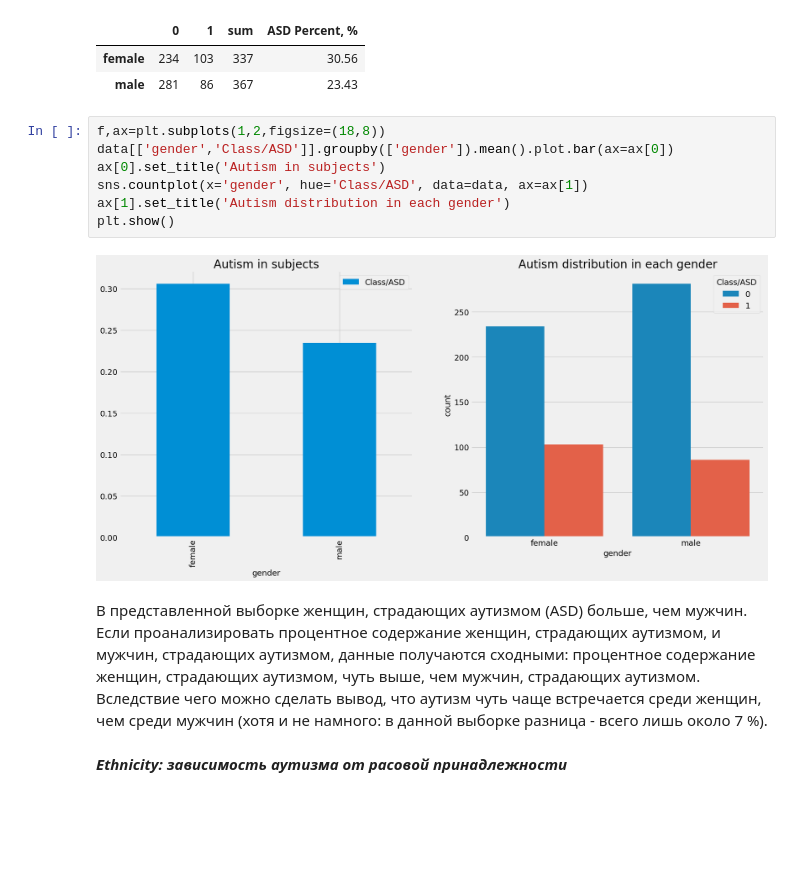
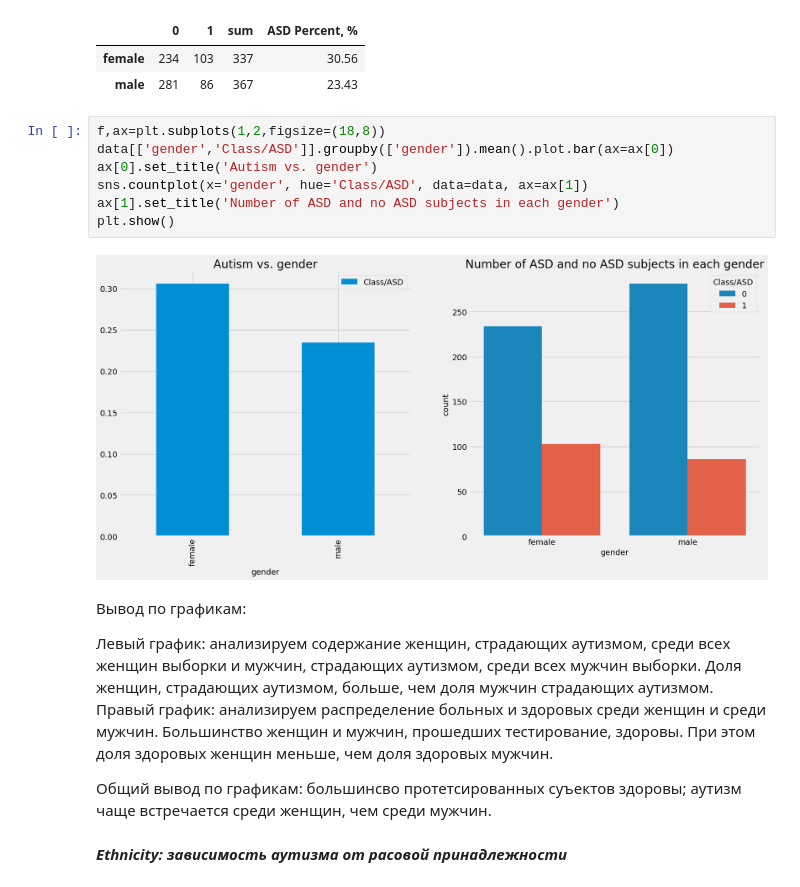
Before and after one commit to chudinova13/Rep_Data-science_02, a Jupyter notebook: EDA/HW5_solution_Chudinova.ipynb, the cells around one changed output. Saved outputs shown, nothing was run; the diff lists cells and outputs as text; blank space fills up the shorter version.

```diff
--- a/EDA/HW5_solution_Chudinova.ipynb
+++ b/EDA/HW5_solution_Chudinova.ipynb
@@ -406,15 +406,19 @@ df
 # %%
 f,ax=plt.subplots(1,2,figsize=(18,8))
 data[['gender','Class/ASD']].groupby(['gender']).mean().plot.bar(ax=ax[0])
-ax[0].set_title('Autism in subjects')
+ax[0].set_title('Autism vs. gender')
 sns.countplot(x='gender', hue='Class/ASD', data=data, ax=ax[1])
-ax[1].set_title('Autism distribution in each gender')
+ax[1].set_title('Number of ASD and no ASD subjects in each gender')
 plt.show()
 # %% [output]
-[figure, old version]
+[figure, new version]
 # %% [markdown]
-В представленной выборке женщин, страдающих аутизмом (ASD) больше, чем мужчин.
-Если проанализировать процентное содержание женщин, страдающих аутизмом, и мужчин, страдающих аутизмом, данные получаются сходными: процентное содержание женщин, страдающих аутизмом, чуть выше, чем мужчин, страдающих аутизмом. Вследствие чего можно сделать вывод, что аутизм чуть чаще встречается среди женщин, чем среди мужчин (хотя и не намного: в данной выборке разница - всего лишь около 7 %).
+Вывод по графикам:
+
+Левый график: анализируем содержание женщин, страдающих аутизмом, среди всех женщин выборки и мужчин, страдающих аутизмом, среди всех мужчин выборки. Доля женщин, страдающих аутизмом, больше, чем доля мужчин страдающих аутизмом.
+Правый график: анализируем распределение больных и здоровых среди женщин и среди мужчин. Большинство женщин и мужчин, прошедших тестирование, здоровы. При этом доля здоровых женщин меньше, чем доля здоровых мужчин.
+
+Общий вывод по графикам: большинсво протетсированных суъектов здоровы; аутизм чаще встречается среди женщин, чем среди мужчин.
 # %% [markdown]
 ***Ethnicity: зависимость аутизма от расовой принадлежности***
 # %%
```
Also changed, not shown: parts of 29 cells of this notebook.
